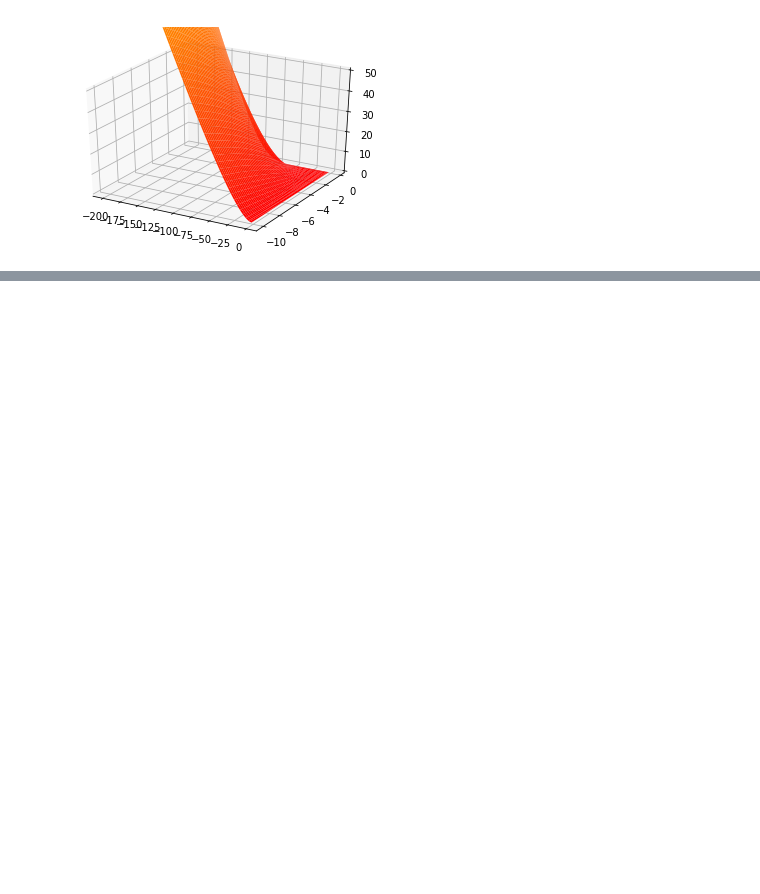
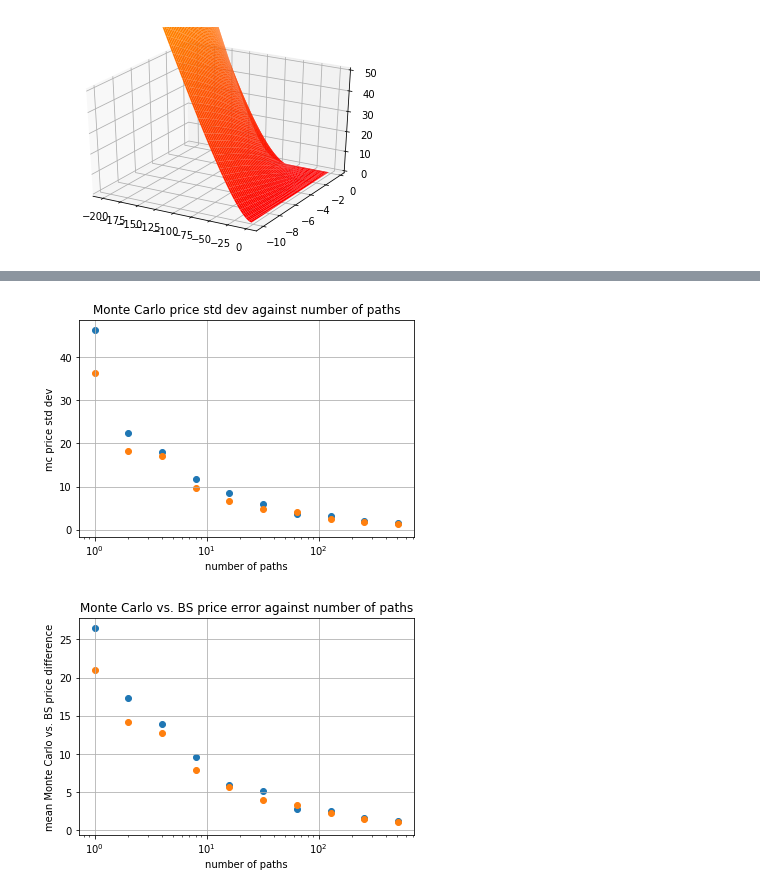
Before and after one commit to tomjonesbackup/joshi-exercises, a Jupyter notebook: joshi-monte-carlo-exercises.ipynb, the cells around one changed output, grey strips where cells are left out. Drawn from its saved outputs; the diff is of its cells as text; code cells hidden in the pictures; blank space fills up the shorter version.

```diff
--- a/joshi-monte-carlo-exercises.ipynb
+++ b/joshi-monte-carlo-exercises.ipynb
@@ -337,0 +338,47 @@ plt.show()
+# %%
+# Monte Carlo price statistics
+numbers_of_paths = [2**x for x in np.arange(10)]
+
+# rnd number generators
+rng = simple_rng()
+at_rng = antithetic_rng(rng)
+
+number_of_trials = 100
+
+simple_rng_prices = [[bs_monte_carlo_price(vanilla_product(call_payoff(K), T), S0, R, Vol, rng, number_of_paths) for p in np.arange(number_of_trials)] \
+             for number_of_paths in numbers_of_paths]
+
+at_rng_prices = [[bs_monte_carlo_price(vanilla_product(call_payoff(K), T), S0, R, Vol, at_rng, number_of_paths) for p in np.arange(number_of_trials)] \
+             for number_of_paths in numbers_of_paths]
+
+std_dev_simple_rng = [np.std(prices) for prices in simple_rng_prices]
+price_vs_bs_simple_rng = [np.mean([np.abs(p-bs_option_price) for p in prices]) for prices in simple_rng_prices]
+
+std_dev_at_rng = [np.std(prices) for prices in at_rng_prices]
+price_vs_bs_at_rng = [np.mean([np.abs(p-bs_option_price) for p in prices]) for prices in at_rng_prices]
+
+plt.subplot()
+plt.scatter(numbers_of_paths, std_dev_simple_rng)
+plt.scatter(numbers_of_paths, std_dev_at_rng)
+
+plt.xlabel('number of paths')
+plt.ylabel('mc price std dev')
+plt.title('Monte Carlo price std dev against number of paths')
+plt.grid(True)
+plt.xscale('log')
+plt.show()
+
+plt.subplot()
+plt.scatter(numbers_of_paths, price_vs_bs_simple_rng)
+plt.scatter(numbers_of_paths, price_vs_bs_at_rng)
+
+plt.xlabel('number of paths')
+plt.ylabel('mean Monte Carlo vs. BS price difference')
+plt.title('Monte Carlo vs. BS price error against number of paths')
+plt.grid(True)
+plt.xscale('log')
+plt.show()
+plt.show()
+# %% [output]
+[figure, added]
+[figure, added]
```
Also changed, not shown: parts of 4 cells of this notebook.
